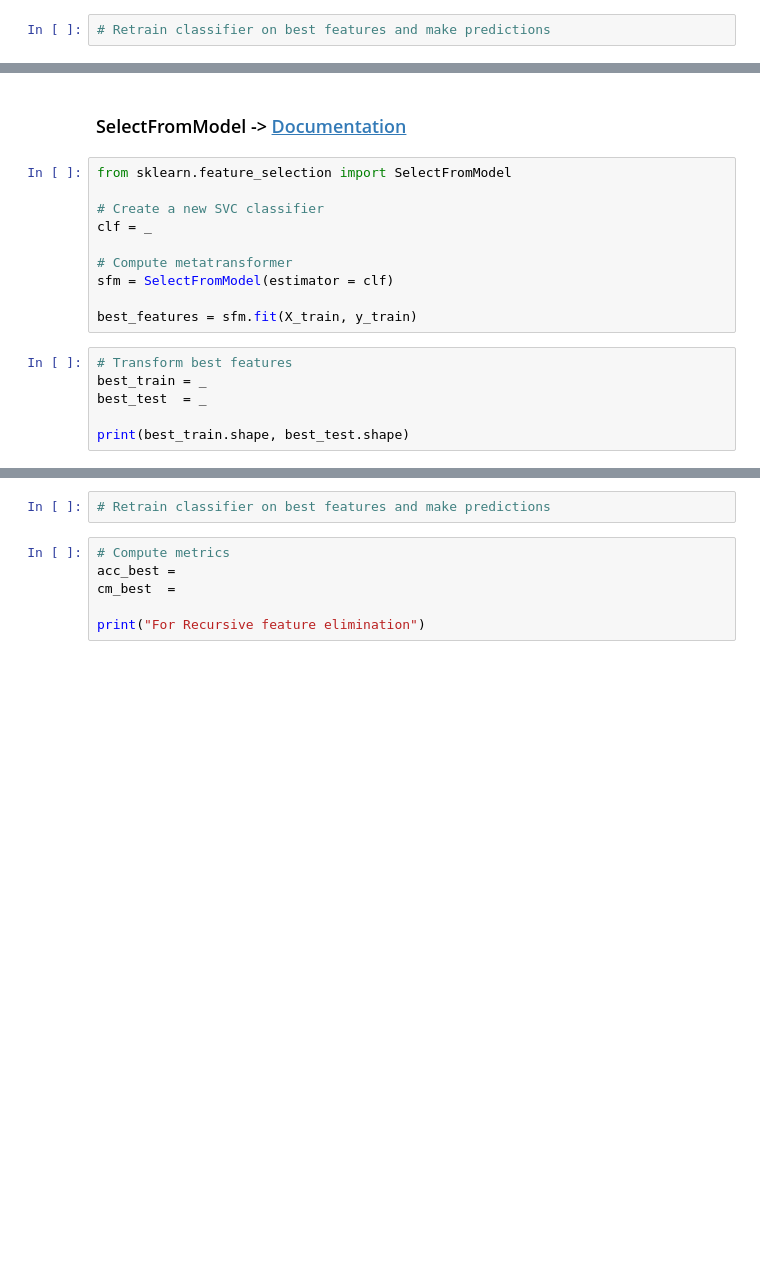
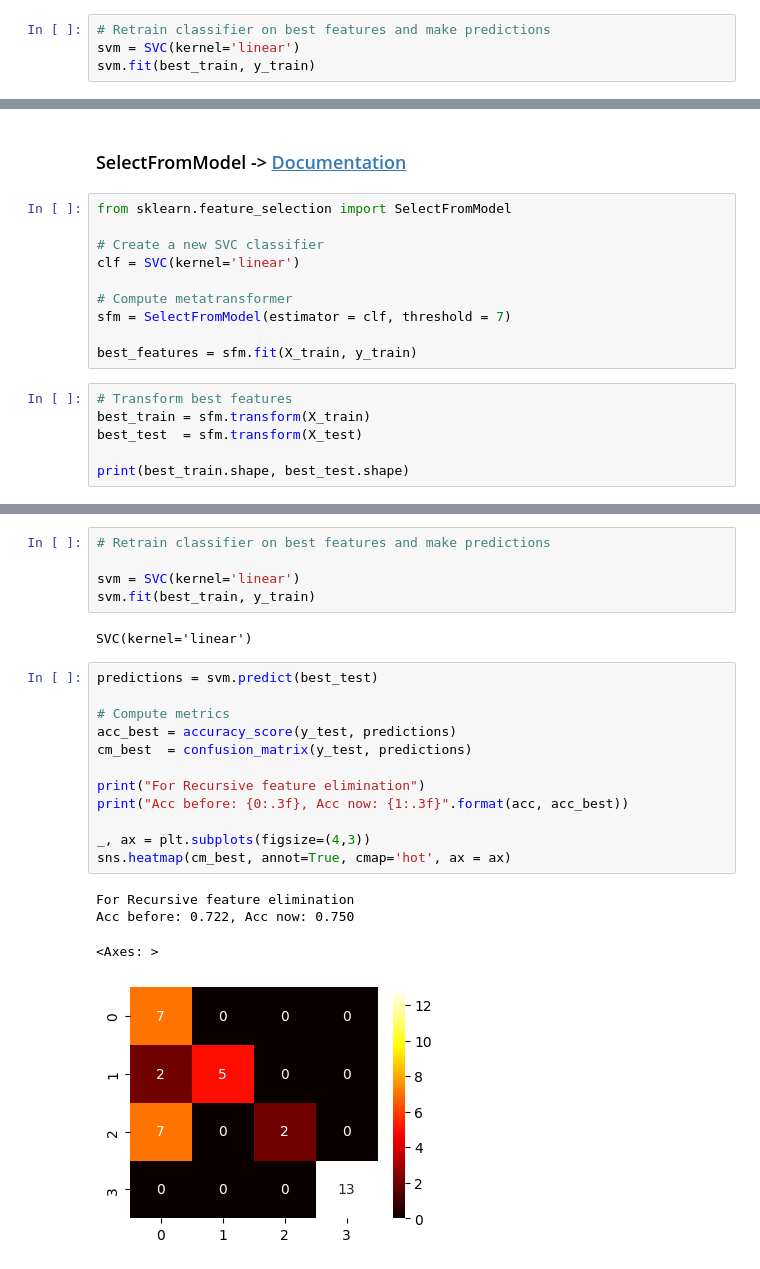
Before and after one commit to juanfer1a/ML_M18, a Jupyter notebook: Sem_8/Feature_selection.ipynb, the cells around one changed output, grey strips where cells are left out. Drawn from its saved outputs; the diff is of its cells as text; blank space fills up the shorter version.

```diff
--- a/Sem_8/Feature_selection.ipynb
+++ b/Sem_8/Feature_selection.ipynb
@@ -155,2 +210,4 @@ print("                 : %s" % np.arange(22))
 # %%
 # Retrain classifier on best features and make predictions
+svm = SVC(kernel='linear')
+svm.fit(best_train, y_train)
@@ -168,15 +238,15 @@ print("For Recursive feature elimination")
 from sklearn.feature_selection import SelectFromModel
 
 # Create a new SVC classifier
-clf = _
+clf = SVC(kernel='linear')
 
 # Compute metatransformer
-sfm = SelectFromModel(estimator = clf)
+sfm = SelectFromModel(estimator = clf, threshold = 7)
 
 best_features = sfm.fit(X_train, y_train)
 # %%
 # Transform best features
-best_train = _
-best_test  = _
+best_train = sfm.transform(X_train)
+best_test  = sfm.transform(X_test)
 
 print(best_train.shape, best_test.shape)
@@ -187,8 +263,24 @@ print("                 : %s" % np.arange(22))
 # %%
 # Retrain classifier on best features and make predictions
+
+svm = SVC(kernel='linear')
+svm.fit(best_train, y_train)
+# %% [output]
+SVC(kernel='linear')
-# %%
-# Compute metrics
-acc_best =
-cm_best  =
-
-print("For Recursive feature elimination")
+# %%
+predictions = svm.predict(best_test)
+
+# Compute metrics
+acc_best = accuracy_score(y_test, predictions)
+cm_best  = confusion_matrix(y_test, predictions)
+
+print("For Recursive feature elimination")
+print("Acc before: {0:.3f}, Acc now: {1:.3f}".format(acc, acc_best))
+
+_, ax = plt.subplots(figsize=(4,3))
+sns.heatmap(cm_best, annot=True, cmap='hot', ax = ax)
+# %% [output]
+For Recursive feature elimination
+Acc before: 0.722, Acc now: 0.750
+<Axes: >
+[figure, added]
```
Also changed, not shown: parts of 21 cells of this notebook, 1 other file.
